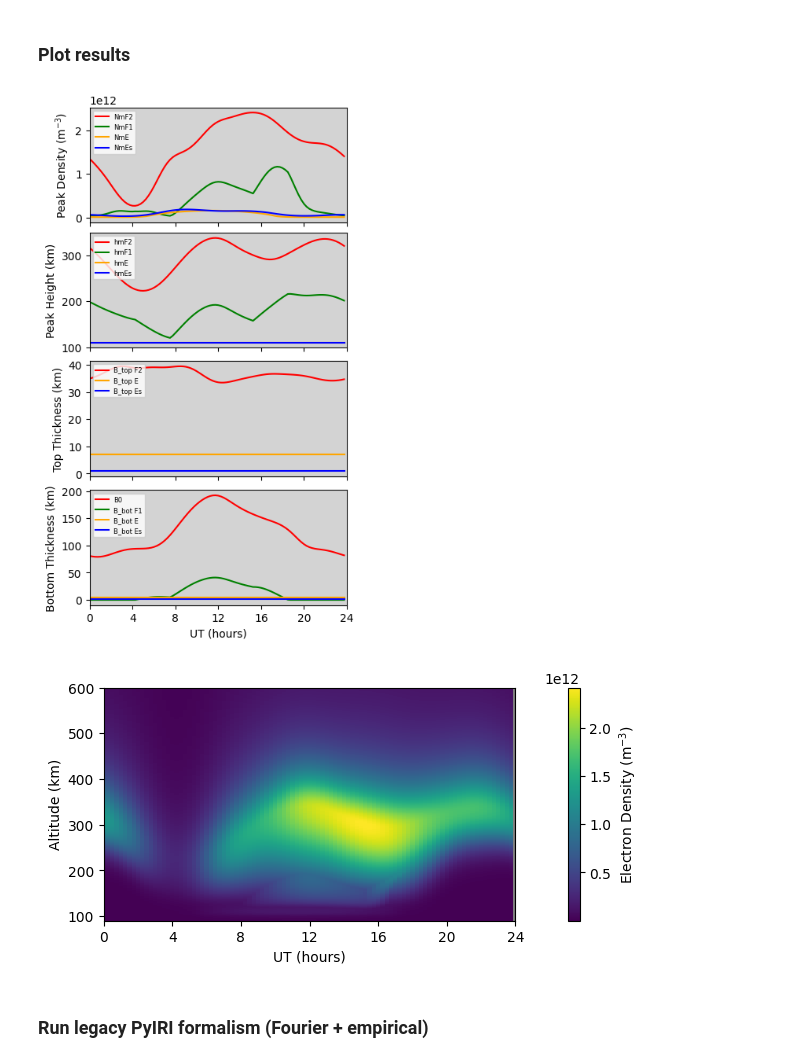
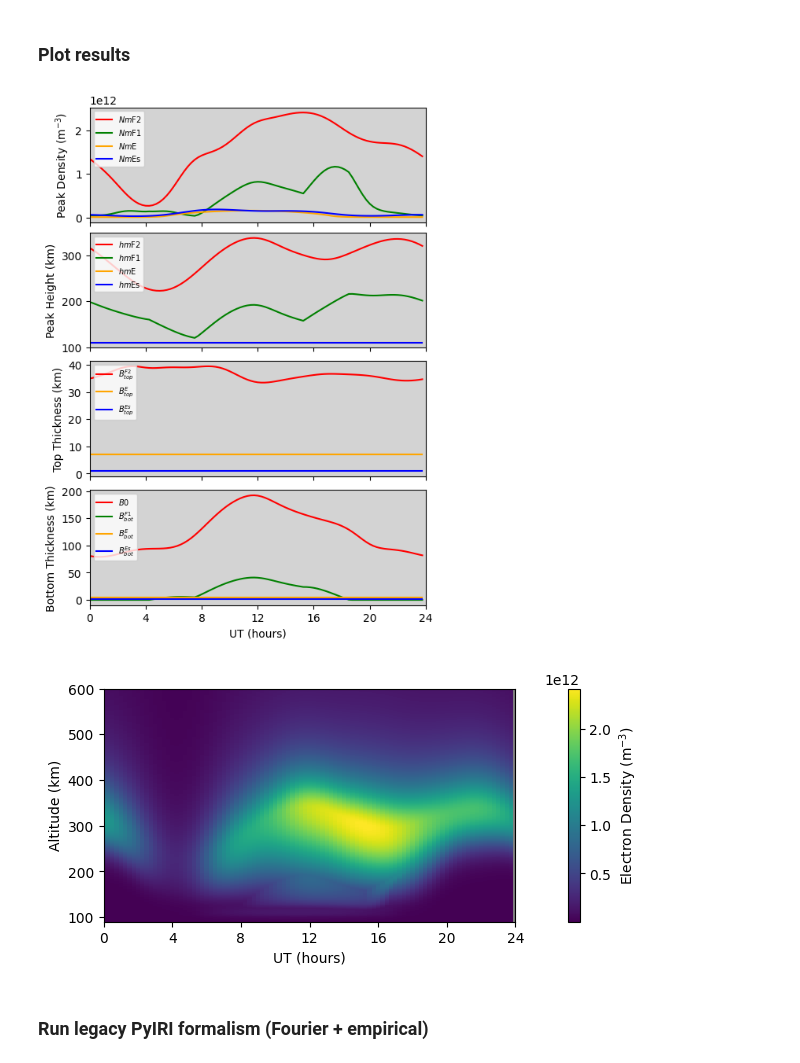
Before and after one commit to victoriyaforsythe/PyIRI, a Jupyter notebook: docs/tutorials/Single_location.ipynb, the cells around one changed output. Cells and saved outputs as stored; diff of their text form; code cells hidden in the pictures.

Commit message:
updated all the figures

```diff
--- a/docs/tutorials/Single_location.ipynb
+++ b/docs/tutorials/Single_location.ipynb
@@ -98,7 +98,7 @@ Es = sh.sporadic_E_1day(year,
 lon_plot = 10
 lat_plot = 20
 
-fig, ax = plt.subplots(4, 1, sharex=True, figsize=(4, 7), constrained_layout=True)
+fig, ax = plt.subplots(4, 1, sharex=True, figsize=(5, 7), constrained_layout=True)
 plt.xlim([0, 24])
 plt.xticks(np.arange(0, 24 + 4, 4))
 ind_grid = np.where((alon == lon_plot) & (alat == lat_plot))[0]
@@ -107,65 +107,65 @@ ind_grid = np.where((alon == lon_plot) & (alat == lat_plot))[0]
 ax_plot = ax[0]
 ax_plot.set_facecolor('lightgrey')
 ax_plot.set_ylabel('Peak Density (m$^{-3}$)')
-ax_plot.plot(aUT, F2['Nm'][:, ind_grid], label='NmF2', c='red')
-ax_plot.plot(aUT, F1['Nm'][:, ind_grid], label='NmF1', c='green')
-ax_plot.plot(aUT, E['Nm'][:, ind_grid], label='NmE', c='orange')
-ax_plot.plot(aUT, Es['Nm'][:, ind_grid], label='NmEs', c='blue')
-ax_plot.legend(loc='upper left', prop={'size': 6})
+ax_plot.plot(aUT, F2['Nm'][:, ind_grid], label='$Nm$F2', c='red')
+ax_plot.plot(aUT, F1['Nm'][:, ind_grid], label='$Nm$F1', c='green')
+ax_plot.plot(aUT, E['Nm'][:, ind_grid], label='$Nm$E', c='orange')
+ax_plot.plot(aUT, Es['Nm'][:, ind_grid], label='$Nm$Es', c='blue')
+ax_plot.legend(loc='upper left', prop={'size': 7})
 
 # Panel 2: Peak Heights
 ax_plot = ax[1]
 ax_plot.set_facecolor('lightgrey')
 ax_plot.set_ylabel('Peak Height (km)')
-ax_plot.plot(aUT, F2['hm'][:, ind_grid], label='hmF2', c='red')
-ax_plot.plot(aUT, F1['hm'][:, ind_grid], label='hmF1', c='green')
-ax_plot.plot(aUT, E['hm'][:, ind_grid], label='hmE', c='orange')
-ax_plot.plot(aUT, Es['hm'][:, ind_grid], label='hmEs', c='blue')
-ax_plot.legend(loc='upper left', prop={'size': 6})
+ax_plot.plot(aUT, F2['hm'][:, ind_grid], label='$hm$F2', c='red')
+ax_plot.plot(aUT, F1['hm'][:, ind_grid], label='$hm$F1', c='green')
+ax_plot.plot(aUT, E['hm'][:, ind_grid], label='$hm$E', c='orange')
+ax_plot.plot(aUT, Es['hm'][:, ind_grid], label='$hm$Es', c='blue')
+ax_plot.legend(loc='upper left', prop={'size': 7})
 
 # Panel 3: Topside Thickness
 ax_plot = ax[2]
 ax_plot.set_facecolor('lightgrey')
 ax_plot.set_ylabel('Top Thickness (km)')
-ax_plot.plot(aUT, F2['B_top'][:, ind_grid], label='B_top F2', c='red')
-ax_plot.plot(aUT, E['B_top'][:, ind_grid], label='B_top E', c='orange')
-ax_plot.plot(aUT, Es['B_top'][:, ind_grid], label='B_top Es', c='blue')
-ax_plot.legend(loc='upper left', prop={'size': 6})
+ax_plot.plot(aUT, F2['B_top'][:, ind_grid], label='$B_{top}^{F2}$', c='red')
+ax_plot.plot(aUT, E['B_top'][:, ind_grid], label='$B_{top}^{E}$', c='orange')
+ax_plot.plot(aUT, Es['B_top'][:, ind_grid], label='$B_{top}^{Es}$', c='blue')
+ax_plot.legend(loc='upper left', prop={'size': 7})
 
 # Panel 4: Bottomside Thickness
 ax_plot = ax[3]
 ax_plot.set_facecolor('lightgrey')
 ax_plot.set_xlabel('UT (hours)')
 ax_plot.set_ylabel('Bottom Thickness (km)')
-ax_plot.plot(aUT, F2['B0'][:, ind_grid], label='B0', c='red')
-ax_plot.plot(aUT, F1['B_bot'][:, ind_grid], label='B_bot F1', c='green')
-ax_plot.plot(aUT, E['B_bot'][:, ind_grid], label='B_bot E', c='orange')
-ax_plot.plot(aUT, Es['B_top'][:, ind_grid], label='B_bot Es', c='blue')
-ax_plot.legend(loc='upper left', prop={'size': 6})
+ax_plot.plot(aUT, F2['B0'][:, ind_grid], label='$B0$', c='red')
+ax_plot.plot(aUT, F1['B_bot'][:, ind_grid], label='$B_{bot}^{F1}$', c='green')
+ax_plot.plot(aUT, E['B_bot'][:, ind_grid], label='$B_{bot}^{E}$', c='orange')
+ax_plot.plot(aUT, Es['B_top'][:, ind_grid], label='$B_{bot}^{Es}$', c='blue')
+ax_plot.legend(loc='upper left', prop={'size': 7})
 
 # Save figure
 plot_dir = '../figures/'
 plt.savefig(plot_dir + 'PyIRI_sh_diurnal.png', format='pdf', bbox_inches='tight')
 
 # Plot electron density as a function of time
 fig, ax = plt.subplots(1, 1, figsize=(6, 3), constrained_layout=True)
 plt.xlim([0, 24])
 plt.ylim([90, 600])
 plt.xticks(np.arange(0, 24 + 4, 4))
 ax.set_facecolor('grey')
 ax.set_xlabel('UT (hours)')
 ax.set_ylabel('Altitude (km)')
 ind_grid = np.where((alon == lon_plot) & (alat == lat_plot))[0]
 z = np.transpose(np.reshape(EDP[:, :, ind_grid], (aUT.size, aalt.size)))
 mesh = ax.pcolormesh(aUT, aalt, z)
 cbar = fig.colorbar(mesh, ax=ax)
 cbar.set_label('Electron Density (m$^{-3}$)')
 
 # Save figure
 plot_dir = '../figures/'
 plt.savefig(plot_dir + 'PyIRI_sh_EDP_diurnal.png', format='pdf', bbox_inches='tight')
 # %% [output]
-[figure, old version]
+[figure, new version]
 [figure]
 # %% [markdown]
 ### Run legacy PyIRI formalism (Fourier + empirical)
```
Also changed, not shown: parts of 1 cell of this notebook, 30 other files.
